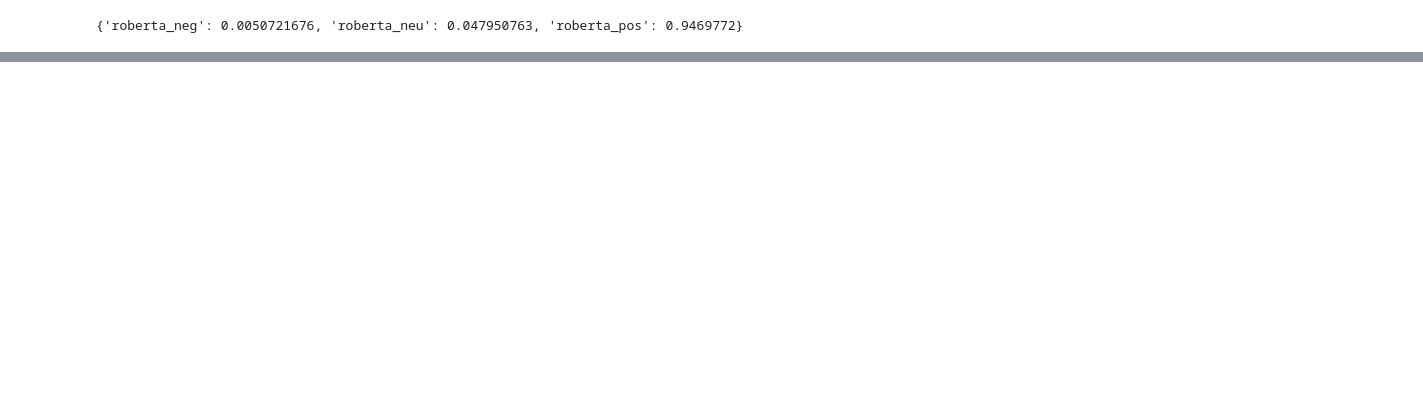
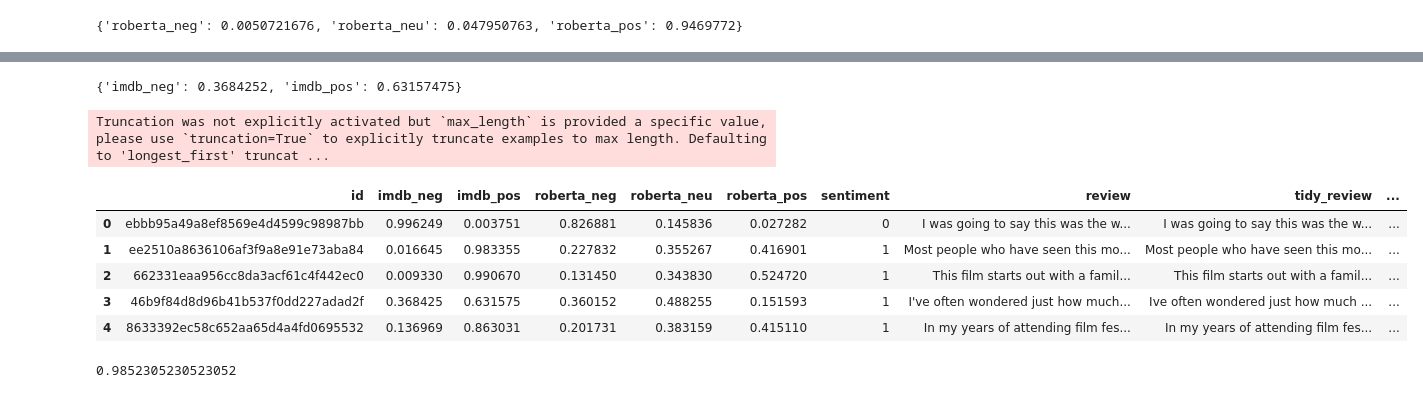
Before and after one commit to ranastasiiad/sentiment-analysis, a Jupyter notebook: notes/Transformers.ipynb, the cells around one changed output, grey strips where cells are left out. Saved outputs shown, nothing was run; the diff lists cells and outputs as text; code cells hidden in the pictures; blank space fills up the shorter version.

```diff
--- a/notes/Transformers.ipynb
+++ b/notes/Transformers.ipynb
@@ -277,0 +261,57 @@ train_sample = train
+# %%
+encoded_text = tokenizer(results_df['tidy_review'][3], return_tensors='pt')
+output = model(**encoded_text)
+scores = output[0][0].detach().numpy()
+scores = softmax(scores)
+scores_dict = {
+    'imdb_neg' : scores[0],
+    'imdb_pos' : scores[1]
+}
+print(scores_dict)
+# %% [output]
+{'imdb_neg': 0.3684252, 'imdb_pos': 0.63157475}
+# %%
+def polarity_scores_imdb(example):
+    encoded_text = tokenizer(example, max_length = 511, return_tensors='pt')
+    output = model(**encoded_text)
+    scores = output[0][0].detach().numpy()
+    scores = softmax(scores)
+    scores_dict = {
+        'imdb_neg' : scores[0],
+        'imdb_pos' : scores[1]
+    }
+    return scores_dict
+# %%
+res_imdb = {}
+for i, row in tqdm(results_df.iterrows(), total=len(results_df)):
+    try:
+        text = row['tidy_review']
+        myid = row['id']
+        imdb_result = polarity_scores_imdb(text)
+        res_imdb[myid] = imdb_result
+    except RuntimeError:
+        print(f'Broke for id {myid}')
+        res_imdb[myid] = {
+        'imdb_neg' : scores[0],
+        'imdb_pos' : scores[1]
+        }
+# %% [output]
+Truncation was not explicitly activated but `max_length` is provided a specific value, please use `truncation=True` to explicitly truncate examples to max length. Defaulting to 'longest_first' truncat ...
+# %%
+imdb_results_df = pd.DataFrame(res_imdb).T
+imdb_results_df = imdb_results_df.reset_index().rename(columns={'index': 'id'})
+imdb_results_df = imdb_results_df.merge(results_df, how='inner')
+# %%
+imdb_results_df.head()
+# %% [output]
+|  | id | imdb_neg | imdb_pos | roberta_neg | roberta_neu | roberta_pos | sentiment | review | tidy_review | ... |
+| 0 | ebbb95a49a8ef8569e4d4599c98987bb | 0.996249 | 0.003751 | 0.826881 | 0.145836 | 0.027282 | 0 | I was going to say this was the w... | I was going to say this was the w... | ... |
+| 1 | ee2510a8636106af3f9a8e91e73aba84 | 0.016645 | 0.983355 | 0.227832 | 0.355267 | 0.416901 | 1 | Most people who have seen this mo... | Most people who have seen this mo... | ... |
+| 2 | 662331eaa956cc8da3acf61c4f442ec0 | 0.009330 | 0.990670 | 0.131450 | 0.343830 | 0.524720 | 1 | This film starts out with a famil... | This film starts out with a famil... | ... |
+| 3 | 46b9f84d8d96b41b537f0dd227adad2f | 0.368425 | 0.631575 | 0.360152 | 0.488255 | 0.151593 | 1 | I've often wondered just how much... | Ive often wondered just how much ... | ... |
+| 4 | 8633392ec58c652aa65d4a4fd0695532 | 0.136969 | 0.863031 | 0.201731 | 0.383159 | 0.415110 | 1 | In my years of attending film fes... | In my years of attending film fes... | ... |
+# %%
+from sklearn.metrics import roc_auc_score
+roc_auc_score(imdb_results_df['sentiment'], imdb_results_df['imdb_pos'])
+# %% [output]
+0.9852305230523052
```
Also changed, not shown: parts of 25 cells of this notebook, 1 other file.
